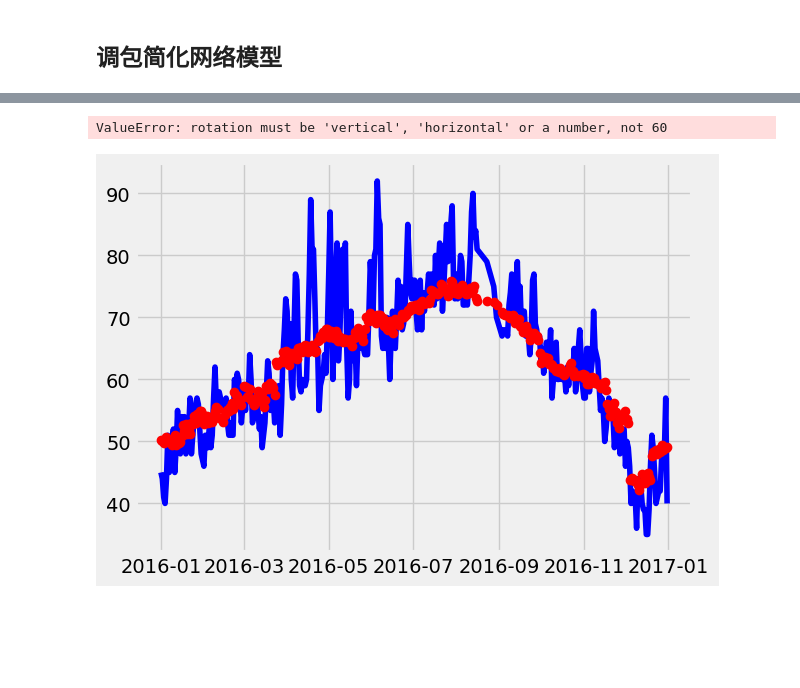
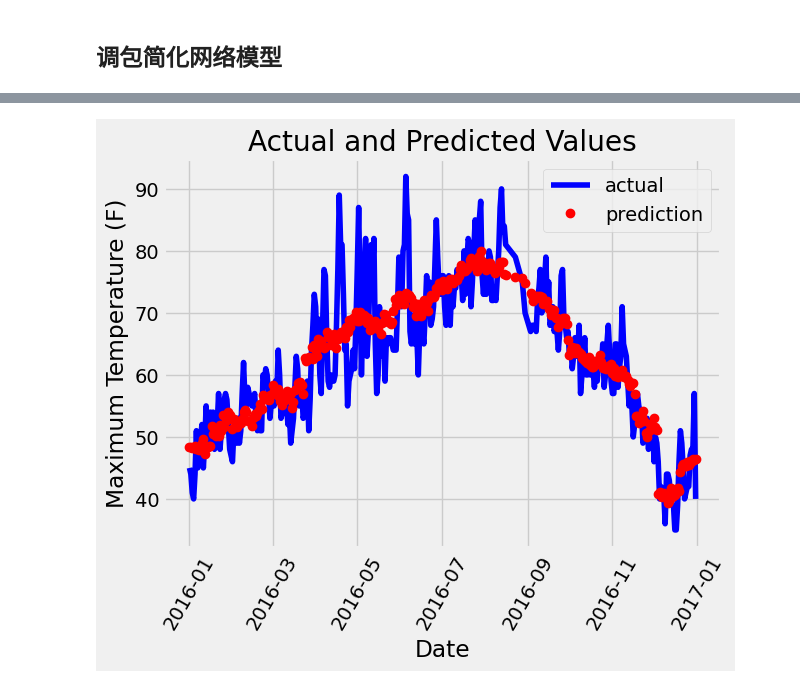
Before and after one commit to DawningAn/Learning-torch, a Jupyter notebook: 气温预测分类任务/code.ipynb, the cells around one changed output, grey strips where cells are left out. Drawn from its saved outputs; the diff is of its cells as text; code cells hidden in the pictures; blank space fills up the shorter version.

```diff
--- a/气温预测分类任务/code.ipynb
+++ b/气温预测分类任务/code.ipynb
@@ -276,19 +276,18 @@ predictions_data = pd.DataFrame(data={'date': test_dates, 'prediction': predict.
 # %%
 # 真实值
 plt.plot(true_data['date'], true_data['actual'], 'b-', label='actual')
 
 # 预测值
 plt.plot(predictions_data['date'], predictions_data['prediction'], 'ro', label='prediction')
-plt.xticks(rotation='60');
+plt.xticks(rotation=60);
 plt.legend()
 
 # 图名
 plt.xlabel('Date');
 plt.ylabel('Maximum Temperature (F)');
 plt.title('Actual and Predicted Values');
 
 # 下图为增加一层256个神经元的网络
 # 在网络中添加层数会越来越过拟合
 # %% [output]
-ValueError: rotation must be 'vertical', 'horizontal' or a number, not 60
-[figure, old version]
+[figure, new version]
```
Also changed, not shown: parts of 3 cells of this notebook.
